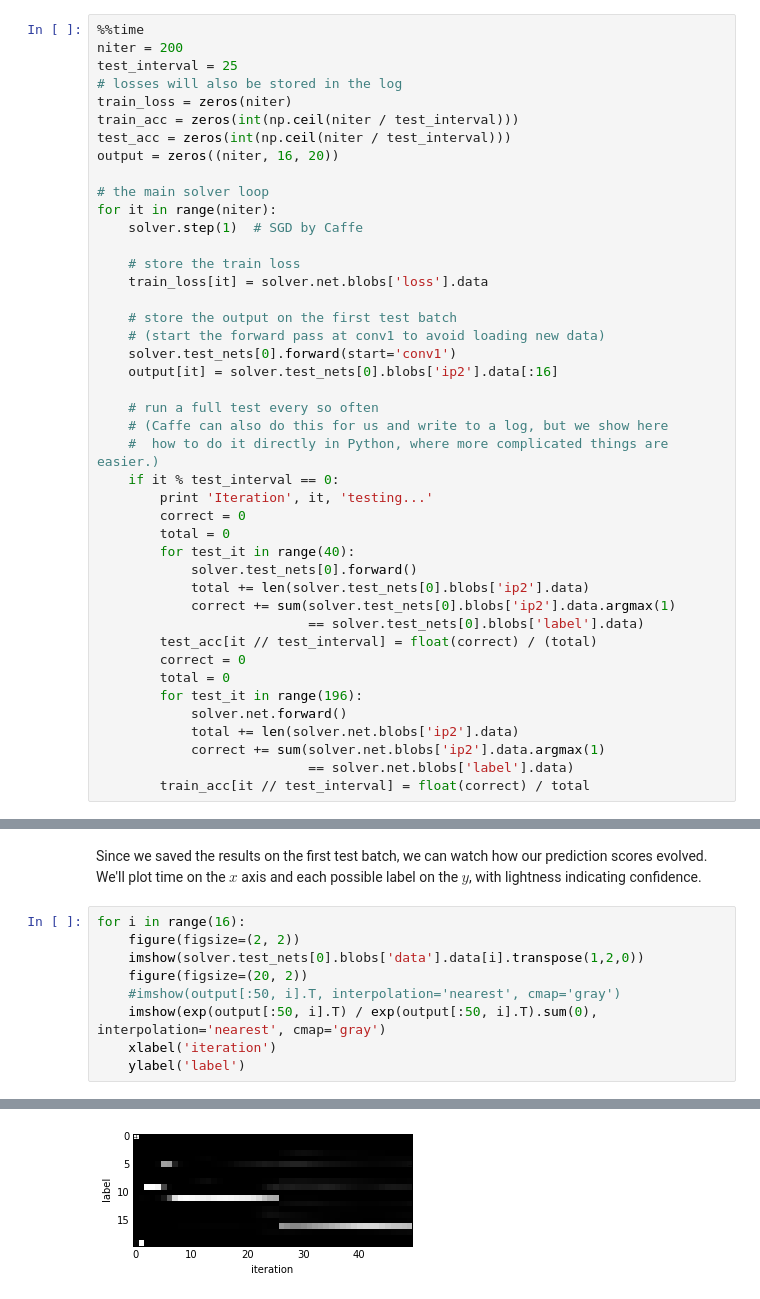
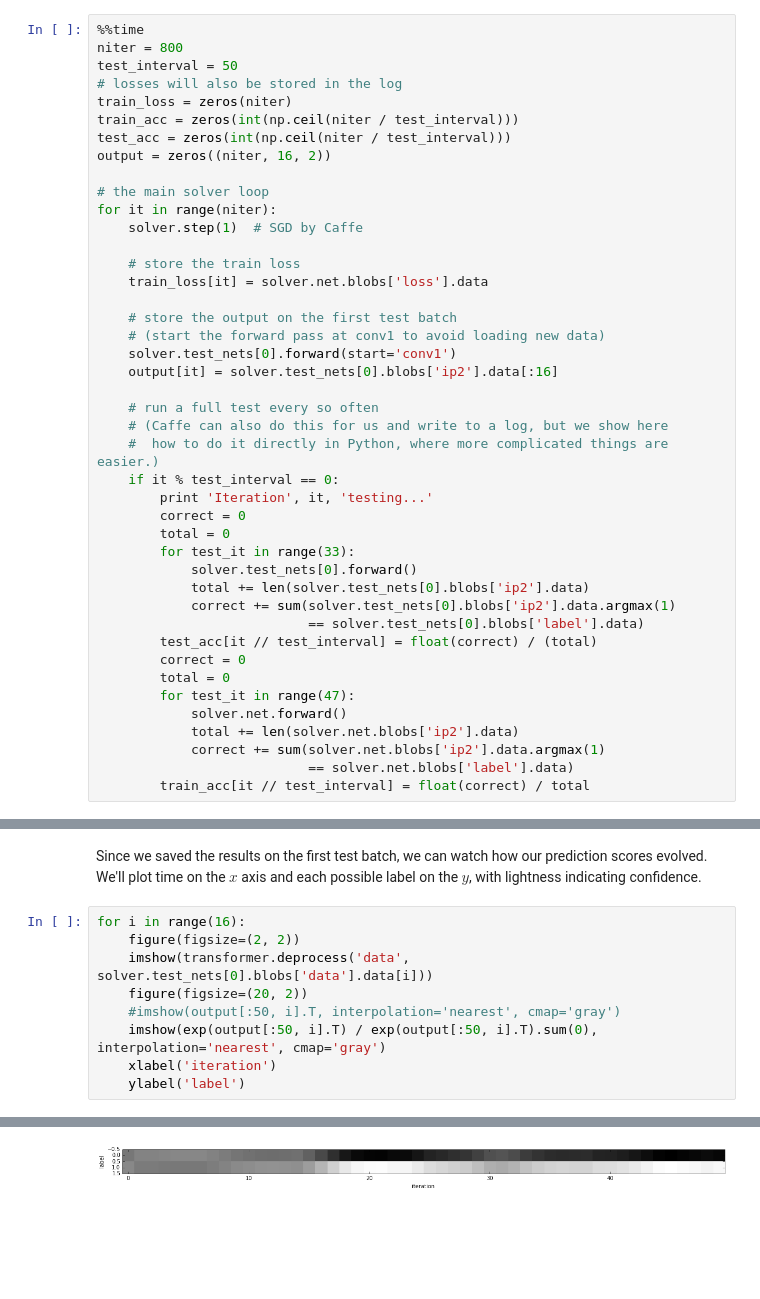
Before and after one commit to anandthakker/learnsat, a Jupyter notebook: lenet.ipynb, the cells around one changed output, grey strips where cells are left out. Cells and saved outputs as stored; diff of their text form; blank space fills up the shorter version.

```diff
--- a/lenet.ipynb
+++ b/lenet.ipynb
@@ -189,13 +184,13 @@ Since we have control of the loop in Python, we're free to compute additional th
 * change the solving process by updating the net in the loop
 # %%
 %%time
-niter = 200
-test_interval = 25
+niter = 800
+test_interval = 50
 # losses will also be stored in the log
 train_loss = zeros(niter)
 train_acc = zeros(int(np.ceil(niter / test_interval)))
 test_acc = zeros(int(np.ceil(niter / test_interval)))
-output = zeros((niter, 16, 20))
+output = zeros((niter, 16, 2))
 
 # the main solver loop
 for it in range(niter):
@@ -216,7 +211,7 @@ for it in range(niter):
         print 'Iteration', it, 'testing...'
         correct = 0
         total = 0
-        for test_it in range(40):
+        for test_it in range(33):
             solver.test_nets[0].forward()
             total += len(solver.test_nets[0].blobs['ip2'].data)
             correct += sum(solver.test_nets[0].blobs['ip2'].data.argmax(1)
@@ -224,7 +219,7 @@ for it in range(niter):
         test_acc[it // test_interval] = float(correct) / (total)
         correct = 0
         total = 0
-        for test_it in range(196):
+        for test_it in range(47):
             solver.net.forward()
             total += len(solver.net.blobs['ip2'].data)
             correct += sum(solver.net.blobs['ip2'].data.argmax(1)
@@ -272,7 +275,7 @@ Since we saved the results on the first test batch, we can watch how our predict
 # %%
 for i in range(16):
     figure(figsize=(2, 2))
-    imshow(solver.test_nets[0].blobs['data'].data[i].transpose(1,2,0))
+    imshow(transformer.deprocess('data', solver.test_nets[0].blobs['data'].data[i]))
     figure(figsize=(20, 2))
     #imshow(output[:50, i].T, interpolation='nearest', cmap='gray')
     imshow(exp(output[:50, i].T) / exp(output[:50, i].T).sum(0), interpolation='nearest', cmap='gray')
@@ -283 +303 @@ for i in range(16):
-[figure, old version]
+[figure, new version]
```
Also changed, not shown: parts of 11 cells of this notebook.
